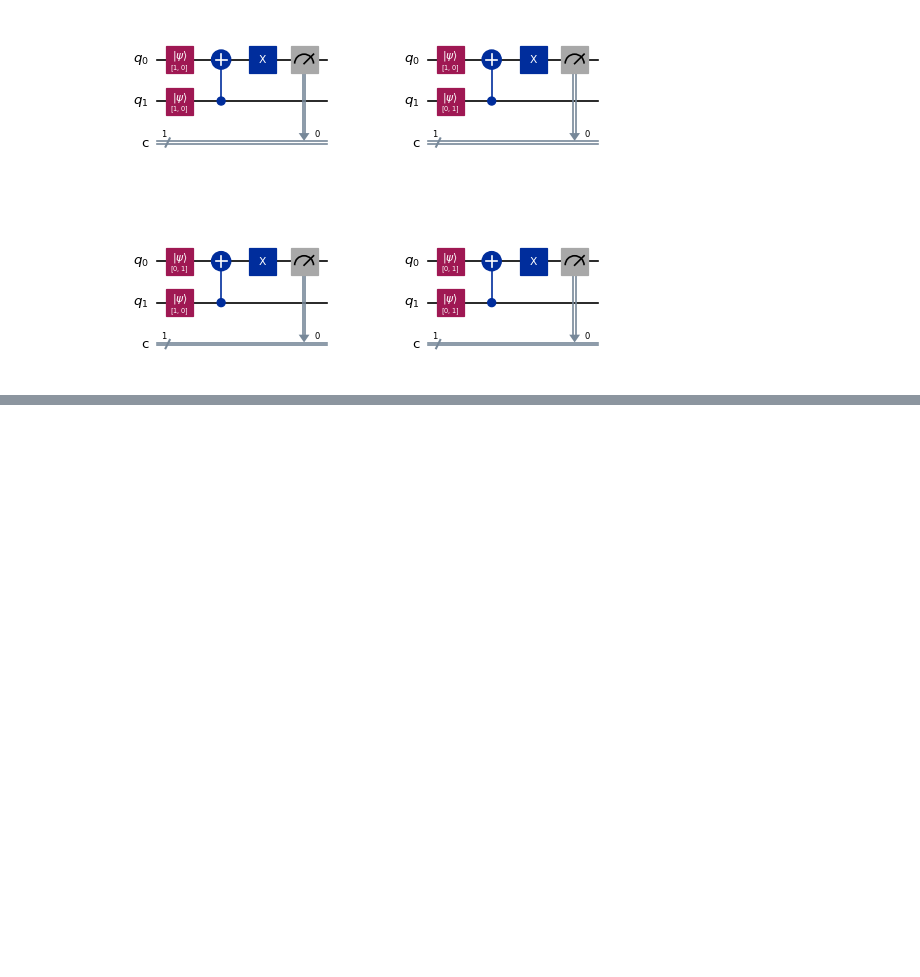
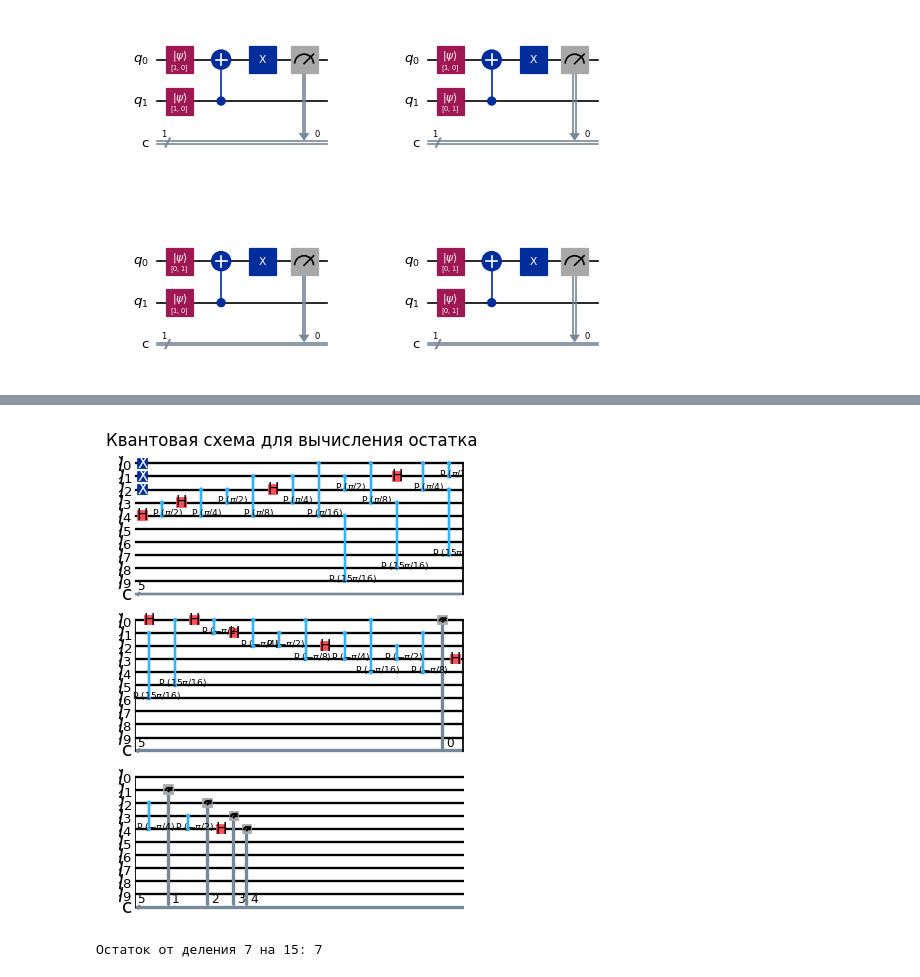
Before and after one commit to HuTao1Love/quantum_physics_labs, a Jupyter notebook: task4.ipynb, the cells around one changed output, grey strips where cells are left out. Drawn from its saved outputs; the diff is of its cells as text; code cells hidden in the pictures; blank space fills up the shorter version.

```diff
--- a/task4.ipynb
+++ b/task4.ipynb
@@ -40,0 +73,49 @@ pd.DataFrame({
+# %%
+from qiskit import QuantumCircuit, transpile
+from qiskit_aer import Aer
+from qiskit.circuit.library import QFT
+import matplotlib.pyplot as plt
+import numpy as np
+
+def mod_algorithm(dividend, divisor):
+    # Определяем количество кубитов
+    num_qubits = max(dividend.bit_length(), divisor.bit_length()) + 1
+    qc = QuantumCircuit(2 * num_qubits, num_qubits)  # Создаем квантовую схему
+
+    binary_dividend = format(dividend, f'0{num_qubits}b')
+    for i, bit in enumerate(reversed(binary_dividend)):
+        if bit == '1':
+            qc.x(i)
+
+    # Квантовое преобразование Фурье для первого регистра
+    qc.append(QFT(num_qubits, do_swaps=False), range(num_qubits))
+
+    # Применяем фазовые сдвиги для вычисления деления
+    for i in range(num_qubits):
+        qc.cp(2 * np.pi * (divisor / (2 ** num_qubits)), i, num_qubits + i)
+
+    qc.append(QFT(num_qubits, do_swaps=False).inverse(), range(num_qubits))
+
+    qc.measure(range(num_qubits), range(num_qubits))
+
+    return qc
+
+dividend = 7
+divisor = 15
+
+qc = mod_algorithm(dividend, divisor)
+qc = transpile(qc, simulator)
+counts = simulator.run(qc).result().get_counts(qc)
+
+max_state = max(counts, key=counts.get)
+remainder = int(max_state, 2)
+
+fig, ax = plt.subplots(figsize=(20, 6))
+qc.draw('mpl', ax=ax)
+plt.title("Квантовая схема для вычисления остатка")
+plt.show()
+
+print(f"Остаток от деления {dividend} на {divisor}: {remainder}")
+# %% [output]
+[figure, added]
+Остаток от деления 7 на 15: 7
```
Also changed, not shown: parts of 3 cells of this notebook.
